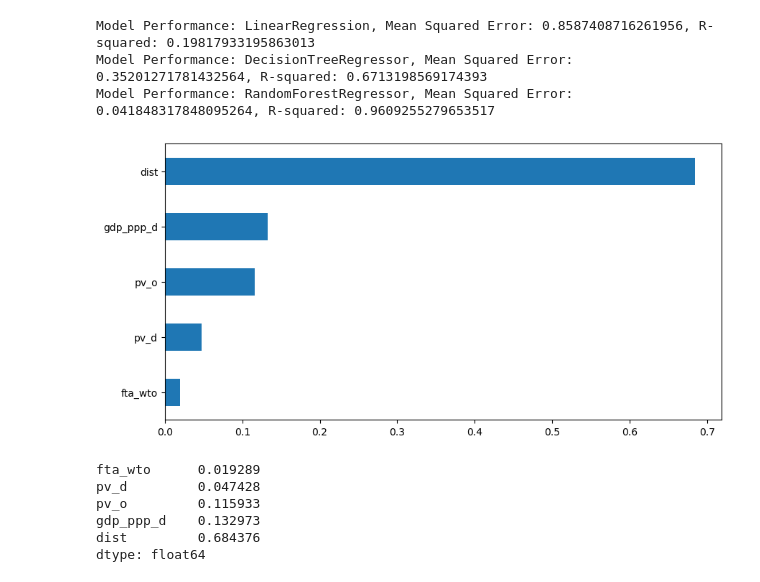
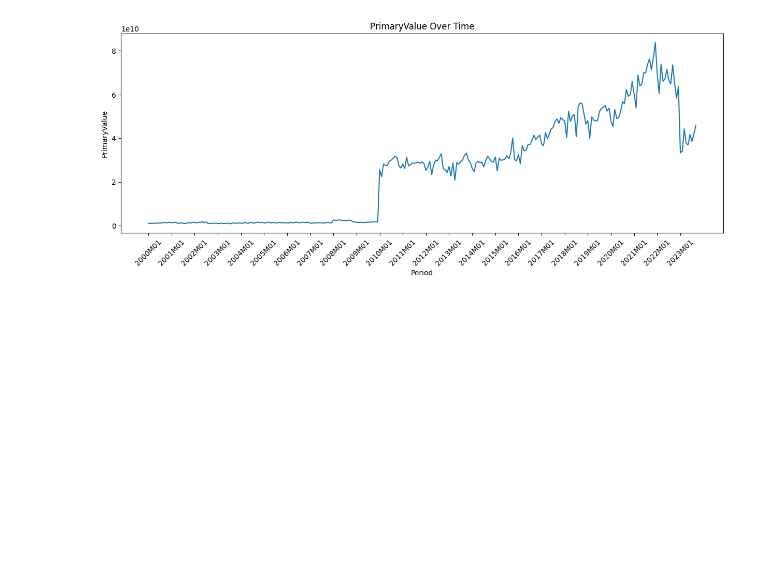
Before and after one commit to Sifan1997/Code_for_thesis, a Jupyter notebook: notebook/3_modelling.ipynb, the cells around one changed output. Saved outputs shown, nothing was run; the diff lists cells and outputs as text; code cells hidden in the pictures; blank space fills up the shorter version.

Commit message:
update -- before panel model

```diff
--- a/notebook/3_modelling.ipynb
+++ b/notebook/3_modelling.ipynb
@@ -179,46 +0,0 @@ model_data = pd.DataFrame(scaled_features, columns=model_data.columns)
-# %%
-# Create features X and target y
-X = model_data.drop(['PrimaryValue'], axis=1)
-y = model_data['PrimaryValue']
-
-# Split data into train and test set
-X_train, X_test, y_train, y_test = train_test_split(X, y, test_size=0.3, random_state=42)
-
-# Initialize model
-models = [LinearRegression(), DecisionTreeRegressor(), RandomForestRegressor(random_state=42)]
-
-# Loop training and predict
-for model in models:
-    model.fit(X_train, y_train)
-    predictions = model.predict(X_test)
-    mse = mean_squared_error(y_test, predictions)
-    r2 = r2_score(y_test, predictions)
-    print(f'Model Performance: {model.__class__.__name__}, Mean Squared Error: {mse}, R-squared: {r2}')
-# %% [output]
-Model Performance: LinearRegression, Mean Squared Error: 0.8587408716261956, R-squared: 0.19817933195863013
-Model Performance: DecisionTreeRegressor, Mean Squared Error: 0.35201271781432564, R-squared: 0.6713198569174393
-Model Performance: RandomForestRegressor, Mean Squared Error: 0.041848317848095264, R-squared: 0.9609255279653517
-# %%
-# Model interpretation
-model_final = RandomForestRegressor(random_state=42)
-model_final.fit(X, y)
-
-feature_importance = model_final.feature_importances_
-feature_names = X.columns
-feature_importance_dict = dict(zip(feature_names, feature_importance))
-feature_importance_s = pd.Series(feature_importance_dict).sort_values()
-
-fig, ax = plt.subplots(figsize=(10, 5))
-feature_importance_s.plot(kind='barh', ax=ax)
-ax.tick_params(axis='y', labelsize=10)
-# %% [output]
-[figure, removed]
-# %%
-feature_importance_s
-# %% [output]
-fta_wto      0.019289
-pv_d         0.047428
-pv_o         0.115933
-gdp_ppp_d    0.132973
-dist         0.684376
-dtype: float64
@@ -224,0 +7,16 @@ dtype: float64
+# %%
+trade_volume = pd.read_csv('../data/processed/trade_volume.csv', encoding='unicode_escape')
+
+# Plotting
+plt.figure(figsize=(15, 5))
+plt.plot(trade_volume['period'], trade_volume['PrimaryValue'])
+plt.xlabel('Period')
+plt.ylabel('PrimaryValue')
+plt.title('PrimaryValue Over Time')
+plt.xticks(rotation=45)
+
+# Set x-axis ticks at intervals of 12 periods and rotate x-labels
+plt.xticks(trade_volume['period'][::12], rotation=45)
+plt.show()
+# %% [output]
+[figure, added]
```
Also changed, not shown: parts of 16 cells of this notebook, 5 other files.
